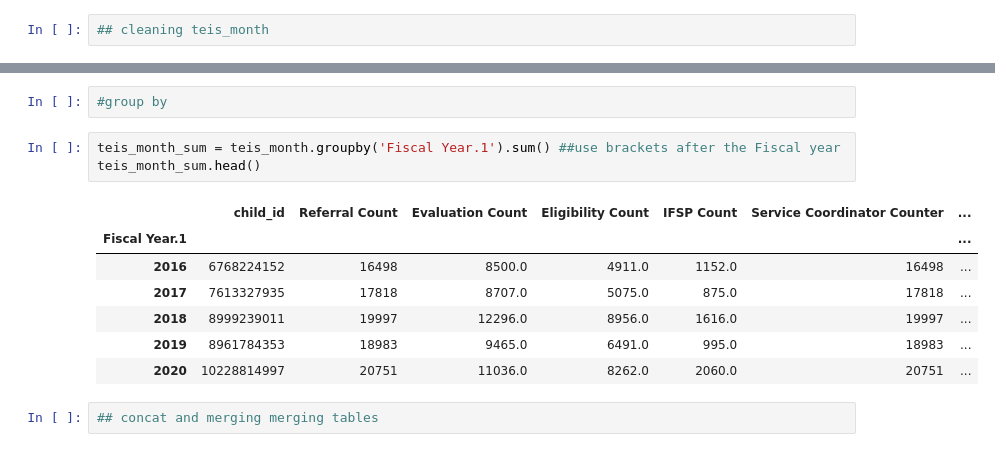
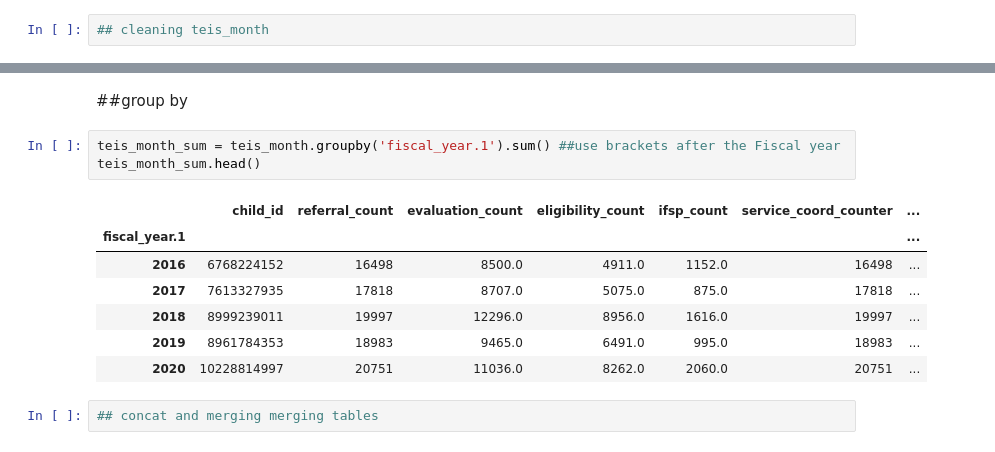
Before and after one commit to ColinSandidge/teis_project, a Jupyter notebook: notebook/bf_cruella_q1.ipynb, the cells around one changed output, grey strips where cells are left out. Cells and saved outputs as stored; diff of their text form.

```diff
--- a/notebook/bf_cruella.ipynb
+++ b/notebook/bf_cruella_q1.ipynb
@@ -58,14 +58,14 @@ clean_teis_month.head()
 | 2 | FT | 403623 | 2016-02-05 | Sullivan | Transitional | Eligibility | A | Amy Talbert | ... |
 | 3 | FT | 404157 | 2015-12-06 | Sullivan | Transitional | IFSP | A | Candice Cradic | ... |
 | 4 | FT | 404154 | 2015-04-18 | Hawkins | At-Risk | IFSP | A | Kathy Jeffries | ... |
-# %%
-#group by
+# %% [markdown]
+##group by
 # %%
-teis_month_sum = teis_month.groupby('Fiscal Year.1').sum() ##use brackets after the Fiscal year
+teis_month_sum = teis_month.groupby('fiscal_year.1').sum() ##use brackets after the Fiscal year
 teis_month_sum.head()
 # %% [output]
-|  | child_id | Referral Count | Evaluation Count | Eligibility Count | IFSP Count | Service Coordinator Counter | ... |
-| Fiscal Year.1 |  |  |  |  |  |  | ... |
+|  | child_id | referral_count | evaluation_count | eligibility_count | ifsp_count | service_coord_counter | ... |
+| fiscal_year.1 |  |  |  |  |  |  | ... |
 | 2016 | 6768224152 | 16498 | 8500.0 | 4911.0 | 1152.0 | 16498 | ... |
 | 2017 | 7613327935 | 17818 | 8707.0 | 5075.0 | 875.0 | 17818 | ... |
 | 2018 | 8999239011 | 19997 | 12296.0 | 8956.0 | 1616.0 | 19997 | ... |
```
Also changed, not shown: parts of 11 cells of this notebook, 3 other files.
